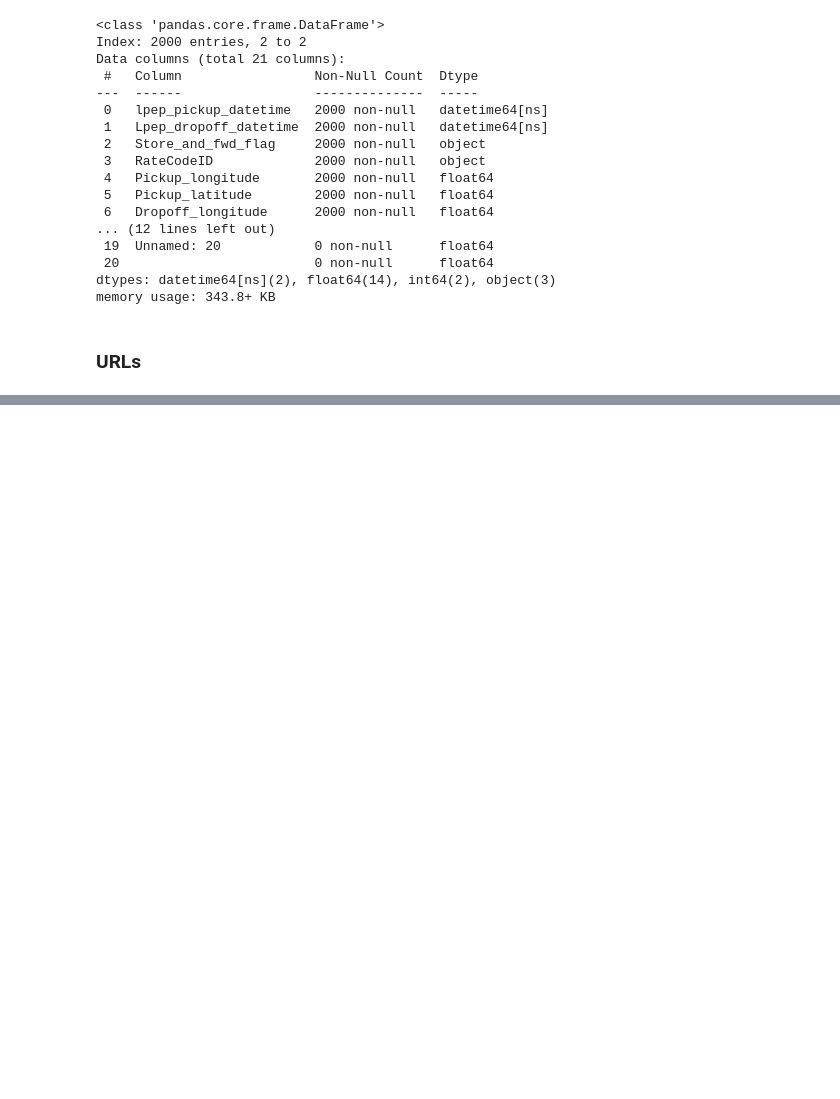
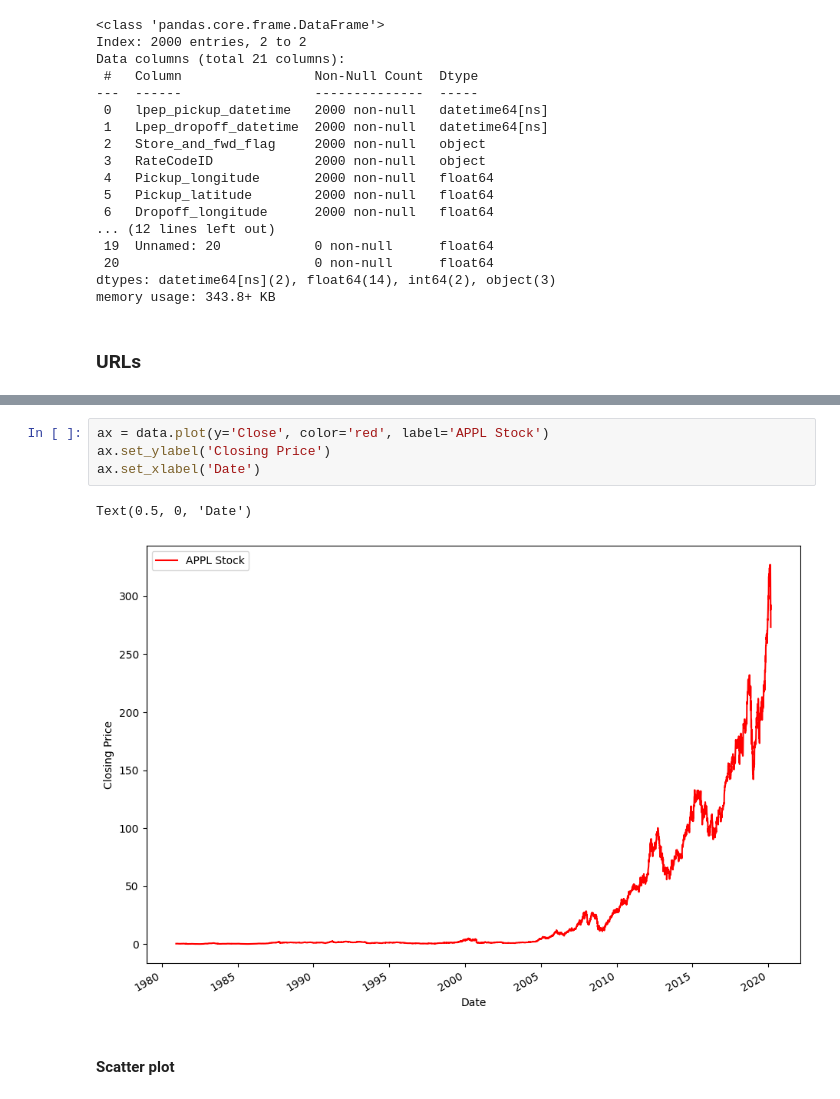
Before and after one commit to pdiegoneves/data_visualization_with_python, a Jupyter notebook: main.ipynb, the cells around one changed output, grey strips where cells are left out. Drawn from its saved outputs; the diff is of its cells as text; blank space fills up the shorter version.

```diff
--- a/main.ipynb
+++ b/main.ipynb
@@ -201,0 +524,9 @@ ImportError: Missing optional dependency 'lxml'.  Use pip or conda to install lx
+# %%
+ax = data.plot(y='Close', color='red', label='APPL Stock')
+ax.set_ylabel('Closing Price')
+ax.set_xlabel('Date')
+# %% [output]
+Text(0.5, 0, 'Date')
+[figure, added]
+# %% [markdown]
+#### Scatter plot
```
Also changed, not shown: parts of 36 cells of this notebook.
